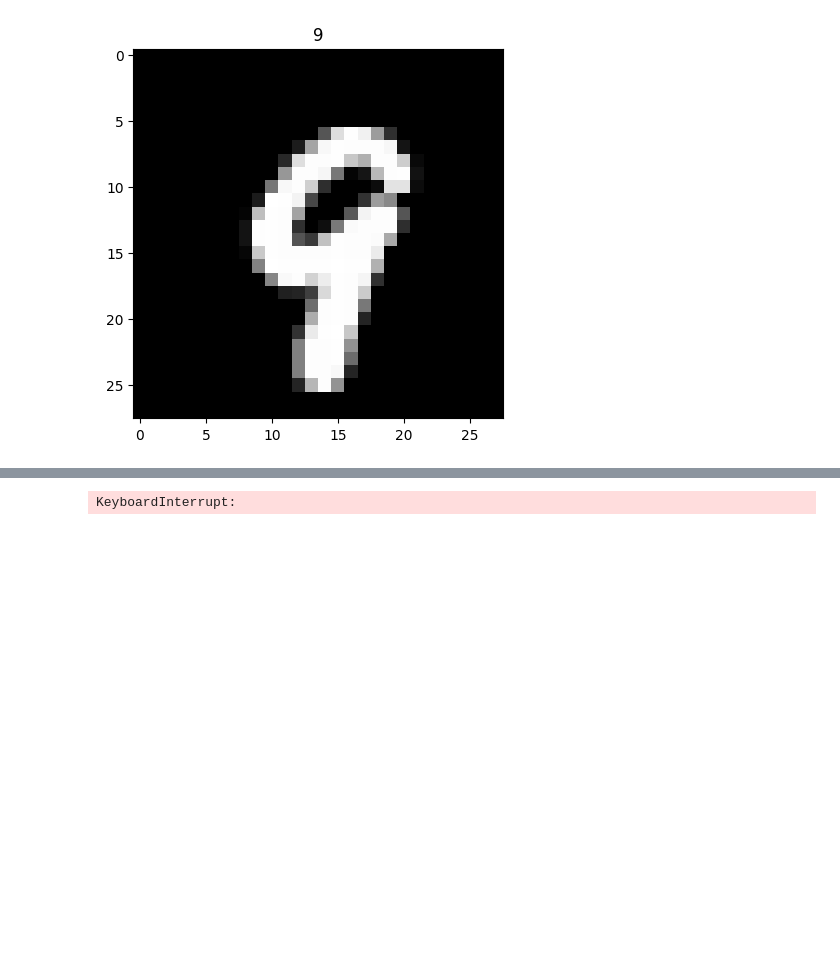
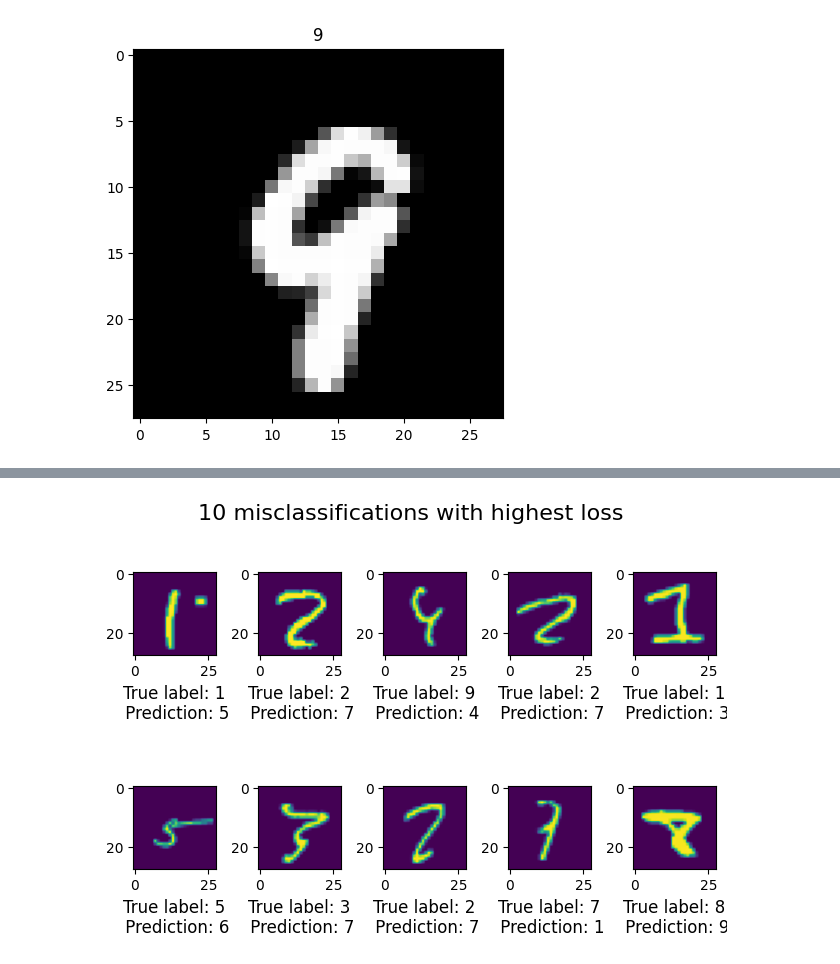
Before and after one commit to Hadartalisr/NeuralLearning, a Jupyter notebook: Ex3/python/main_code.ipynb, the cells around one changed output, grey strips where cells are left out. Drawn from its saved outputs; the diff is of its cells as text; code cells hidden in the pictures; blank space fills up the shorter version.

```diff
--- a/Ex3/python/main_code.ipynb
+++ b/Ex3/python/main_code.ipynb
@@ -281,22 +303,26 @@ plt.show()
+# %%
+# Q1.2.1
+
+# %% Display 10 misclassifications with highest loss
+# Example showing some misclassifications
+predicted_labels, output = predict(weights, Xtest)
+t = np.zeros((10,len(ytest)))
+for i in range(len(ytest)):
+    t[ytest[i], i] = 1
+
+test_losses = sum((output-t)**2)
+sorted_index = np.argsort(-test_losses) # - for descending
 # %%
-# %% Display 10 misclassifications with highest loss
-# Example showing some misclassifications
-yhat, output = predict(weights, Xtest)
-t = np.zeros((10,len(ytest)))
-for i in range(len(ytest)):
-    t[ytest[i], i] = 1
-
-test_losses = sum((output-t)**2)
-sorted_index = np.argsort(-test_losses) # - for descending
 idxs = sorted_index[:10]
-
 plt.figure()
 for k in range(10):
     ax = plt.subplot(2, 5, k+1)
     x = Xtest_raw[idxs[k], :, :]
     ax.imshow(x)
-    ax.set_xlabel('True label: %d\n Prediction: %d' % (ytest[idxs[k]], yhat[idxs[k]]), fontsize=12)
+    ax.set_xlabel('True label: %d\n Prediction: %d' % (ytest[idxs[k]], predicted_labels[idxs[k]]), fontsize=12)
 
+plt.tight_layout()
+plt.suptitle('10 misclassifications with highest loss', fontsize=16)
 plt.show()
 # %% [output]
-KeyboardInterrupt:
+[figure, added]
```
Also changed, not shown: parts of 17 cells of this notebook, 11 other files.
